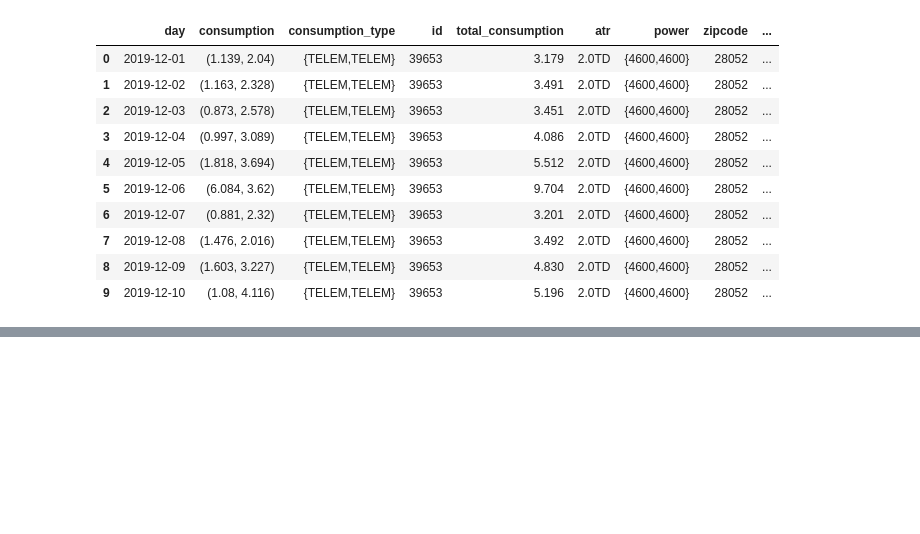
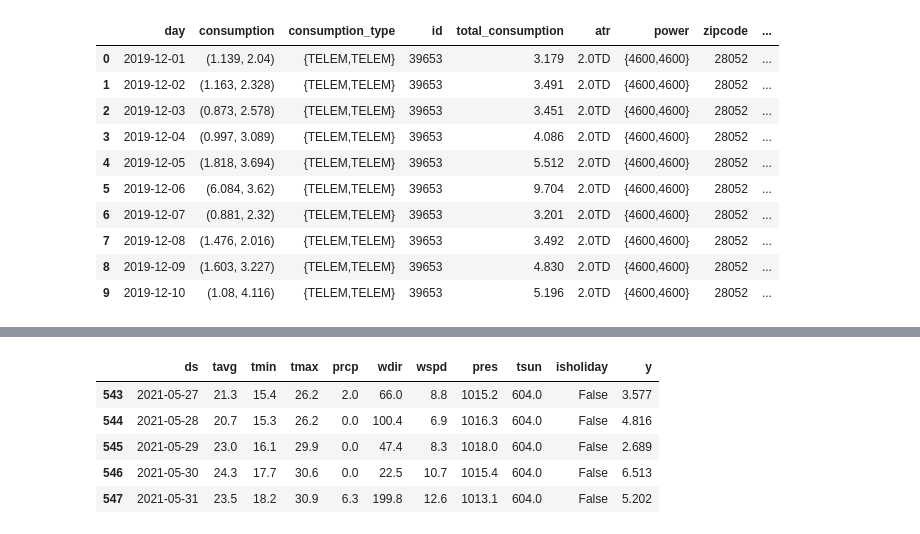
Before and after one commit to mariopastorlanchares/electricity-predictor, a Jupyter notebook: electric_consumption.ipynb, the cells around one changed output, grey strips where cells are left out. Cells and saved outputs as stored; diff of their text form; code cells hidden in the pictures; blank space fills up the shorter version.

```diff
--- a/electric_consumption.ipynb
+++ b/electric_consumption.ipynb
@@ -267,0 +268,3 @@ dfmergedtrain.head()
+# %%
+# Existen algunos Nan que reemplazaremos por 0
+dataset = dataset.fillna(0)
@@ -368,0 +282,29 @@ Index(['ds', 'trend', 'yhat_lower', 'yhat_upper', 'trend_lower', 'trend_upper',
+# %%
+# Facebook Prophet model. Holidays es un dataframe aparte que hemos construido
+m = Prophet(growth="linear",
+            yearly_seasonality=True,
+            weekly_seasonality=True,
+            daily_seasonality=False,
+            holidays=dffestivities,
+            seasonality_mode = "multiplicative",
+            seasonality_prior_scale = 10,
+            holidays_prior_scale= 0.05)
+# Agregamos regresores al modelo
+# Controlamos también isholiday como regressor del dataframe de dataset y todos los datos climatológicos
+m.add_regressor('isholiday')
+# Temperatura media
+m.add_regressor('tavg')
+# Temperatura mínima
+m.add_regressor('tmin')
+# Temperatura máxima
+m.add_regressor('tmax')
+# Precipitaciones
+m.add_regressor('prcp')
+# Dirección del viento
+m.add_regressor('wdir')
+# Velocidad del viento
+m.add_regressor('wspd')
+# Minutos de sol
+m.add_regressor('tsun')
+# Entrenamos el modelo
+m.fit(training_set)
@@ -368,0 +315,9 @@ Index(['ds', 'trend', 'yhat_lower', 'yhat_upper', 'trend_lower', 'trend_upper',
+# %%
+# Creamos el Future Dataframe, será el dataframe con los valores relativos al futuro.
+# La frecuencia será "D", un día
+future = m.make_future_dataframe (periods = len(test_set), freq = "D")
+# Vemos que los datos corresponden al último día del dataframe de test
+print('dataset', dataset.tail(1))
+print('training_set', training_set.tail(1))
+print('test_set', test_set.tail(1))
+print('future', future.tail(1))
@@ -368,0 +339,11 @@ Index(['ds', 'trend', 'yhat_lower', 'yhat_upper', 'trend_lower', 'trend_upper',
+# %%
+# Juntamos los regressors del dataset al future
+future = pd.concat([future, dataset.iloc[:,2:]], axis = 1)
+future.tail()
+# %% [output]
+|  | ds | tavg | tmin | tmax | prcp | wdir | wspd | pres | tsun | isholiday | y |
+| 543 | 2021-05-27 | 21.3 | 15.4 | 26.2 | 2.0 | 66.0 | 8.8 | 1015.2 | 604.0 | False | 3.577 |
+| 544 | 2021-05-28 | 20.7 | 15.3 | 26.2 | 0.0 | 100.4 | 6.9 | 1016.3 | 604.0 | False | 4.816 |
+| 545 | 2021-05-29 | 23.0 | 16.1 | 29.9 | 0.0 | 47.4 | 8.3 | 1018.0 | 604.0 | False | 2.689 |
+| 546 | 2021-05-30 | 24.3 | 17.7 | 30.6 | 0.0 | 22.5 | 10.7 | 1015.4 | 604.0 | False | 6.513 |
+| 547 | 2021-05-31 | 23.5 | 18.2 | 30.9 | 6.3 | 199.8 | 12.6 | 1013.1 | 604.0 | False | 5.202 |
```
Also changed, not shown: parts of 21 cells of this notebook.
